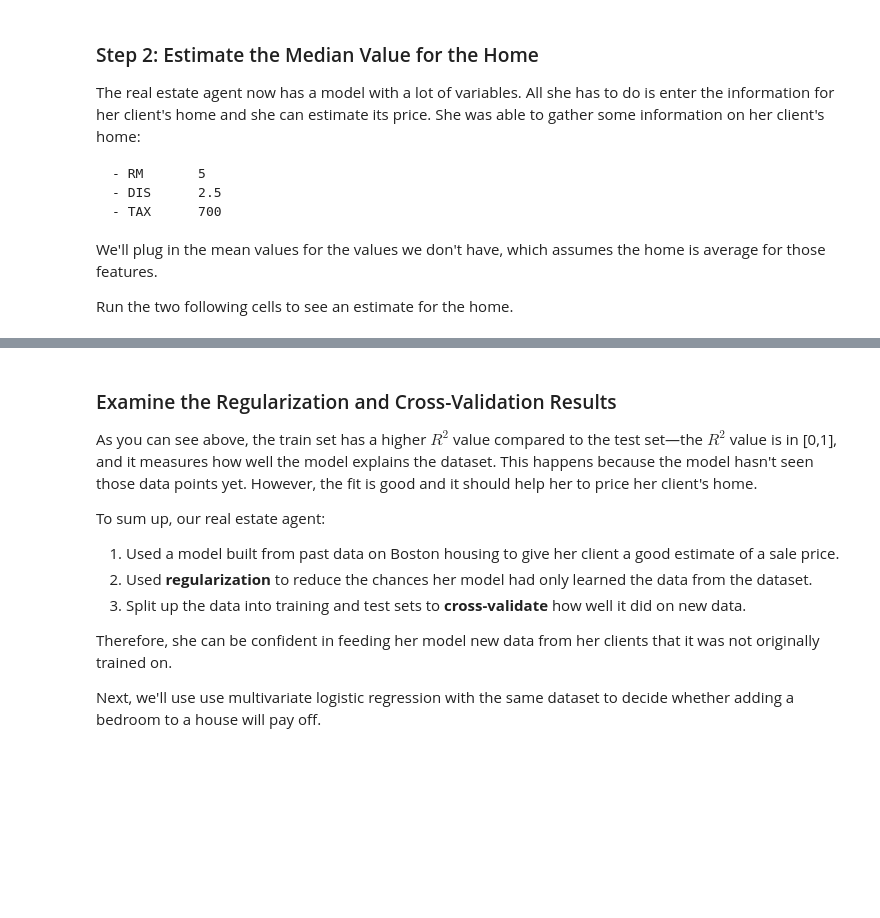
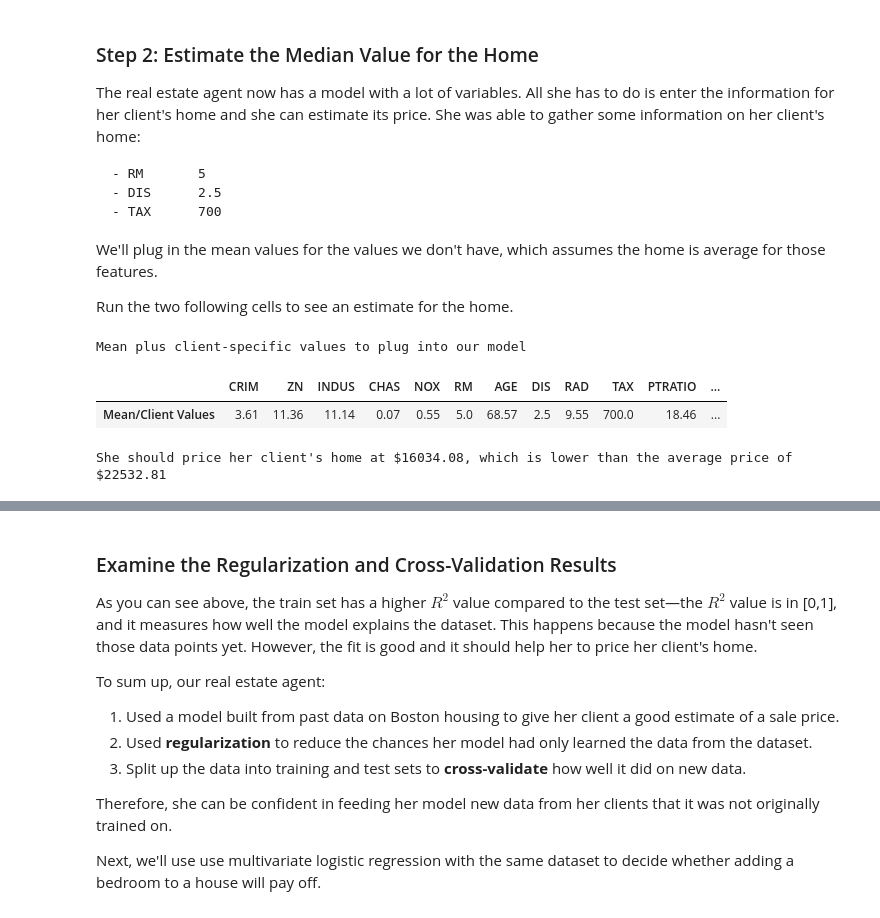
Before and after one commit to shox13/Assignments, a Jupyter notebook: Assignment3/Assignment3.ipynb, the cells around one changed output, grey strips where cells are left out. Saved outputs shown, nothing was run; the diff lists cells and outputs as text; code cells hidden in the pictures; blank space fills up the shorter version.

```diff
--- a/Assignment3/Assignment3.ipynb
+++ b/Assignment3/Assignment3.ipynb
@@ -117,18 +121,29 @@ We'll plug in the mean values for the values we don't have, which assumes the ho
 
 Run the two following cells to see an estimate for the home.
 # %%
+labels = ['CRIM', 'ZN', 'INDUS', 'CHAS', 'NOX', 'RM', 'AGE',
+          'DIS', 'RAD', 'TAX', 'PTRATIO', 'B', 'LSTAT']
+
 example = np.array([X.mean(axis=0)]).ravel()
 example[5] = 5
 example[7] = 2.5
 example[9] = 700
 example = example.reshape(1,-1)
-example
+example = pd.DataFrame(np.round(example, decimals=2), columns = labels)
+print('Mean plus client-specific values to plug into our model')
+example.rename(index = {0:'Mean/Client Values'})
+# %% [output]
+Mean plus client-specific values to plug into our model
+|  | CRIM | ZN | INDUS | CHAS | NOX | RM | AGE | DIS | RAD | TAX | PTRATIO | ... |
+| Mean/Client Values | 3.61 | 11.36 | 11.14 | 0.07 | 0.55 | 5.0 | 68.57 | 2.5 | 9.55 | 700.0 | 18.46 | ... |
 # %%
 lin = linear_model.LinearRegression()
 lin.fit(X,y)
 y_pred = lin.predict(example)
 print("She should price her client's home at $%5.2f, which is lower than the average price of $%5.2f" %
       (y_pred*1000, y.mean()*1000))
+# %% [output]
+She should price her client's home at $16034.08, which is lower than the average price of $22532.81
 # %% [markdown]
 ### Step 3: Correct Overfitting
 The agent used the model, using the actual value if she had it and the mean value otherwise, and the model returned the estimate you see above. This price will best balance selling her client's home in a timely manner and not leaving any money on the table.
```
Also changed, not shown: parts of 9 cells of this notebook.
